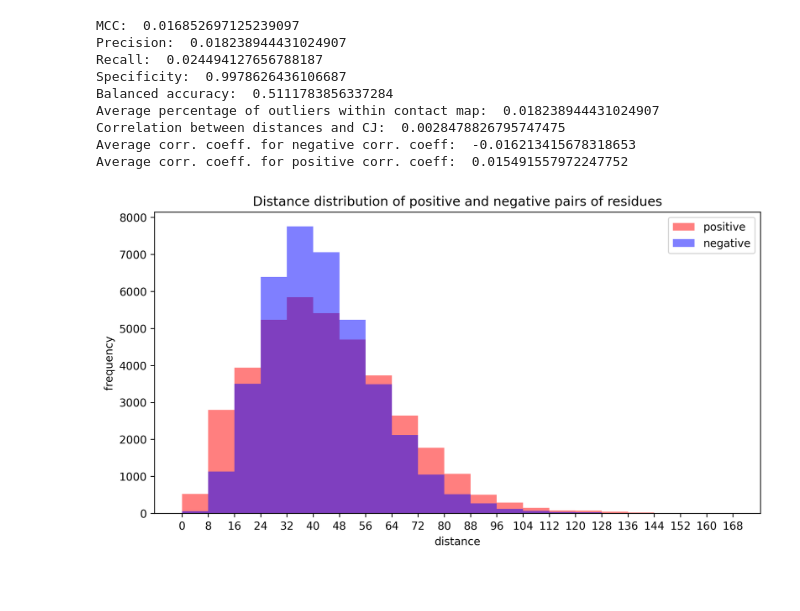
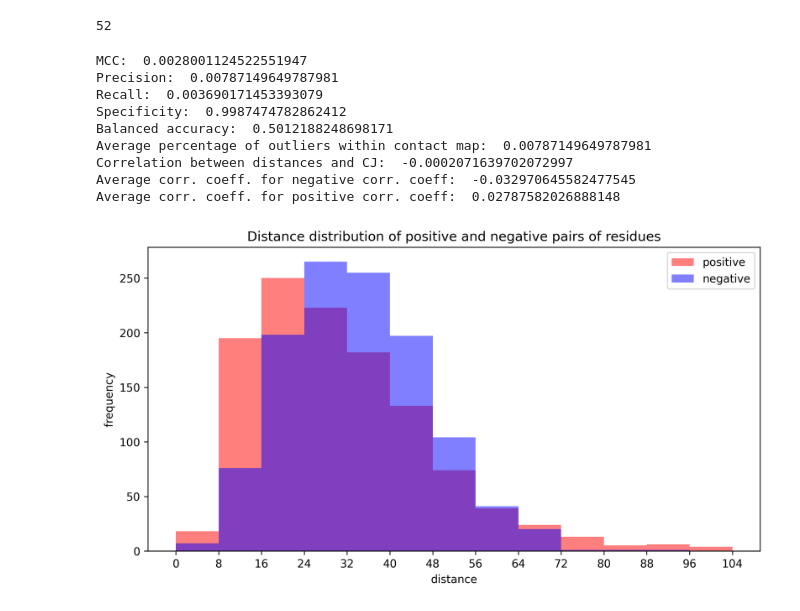
Before and after one commit to ievapudz/gLM_PPI_XAI, a Jupyter notebook: contact_map.ipynb, the cells around one changed output. Saved outputs shown, nothing was run; the diff lists cells and outputs as text; code cells hidden in the pictures; blank space fills up the shorter version.

```diff
--- a/contact_map.ipynb
+++ b/contact_map.ipynb
@@ -253,68 +338,27 @@ len(data)
+# %%
+SPLITS_DIR="/scicore/home/schwede/pudziu0000/projects/gLM/data/PINDER/eubacteria_5_1024_512_species_heterodimers/"
+data = get_atom_data("test")
+len(data)
+# %% [output]
+52
 # %%
 # Loading the categorical Jacobian
 CJ_PATH="/scicore/home/schwede/pudziu0000/projects/gLM/outputs/categorical_jacobians/glm2_cosine/"
 
 avg_metrics, dist_info = get_metrics(data, CJ_PATH)
-
-print("MCC: ", avg_metrics['mcc'])
-
-# Ability not to label a negative sample as a positive
-print("Precision: ", avg_metrics['precision'])
-
-# Ability to find all positive samples
-print("Recall: ", avg_metrics['recall'])
-
-# Ability to find all negative samples
-print("Specificity: ", avg_metrics['specificity'])
-
-# Being right overall
-print("Balanced accuracy: ", avg_metrics['balanced_accuracy'])
-
-# How many matches of outliers in the contact map signal
-print("Average percentage of outliers within contact map: ", avg_metrics['outlier_percentage_in_contact_map'])
-
-# Correlation coefficient between real distances and CJ signals
-print("Correlation between distances and CJ: ", np.average(dist_info['dist_cj_correlation_coeffs']))
-
-dist_corr = np.array(dist_info['dist_cj_correlation_coeffs'])
-
-print("Average corr. coeff. for negative corr. coeff: ", np.average(dist_corr[np.where(dist_corr < 0)]))
-print("Average corr. coeff. for positive corr. coeff: ", np.average(dist_corr[np.where(dist_corr >= 0)]))
-
-# Plotting distribution of distances for positive and negative pairs of residues.
-# Positivity / negativity is determined based on the signals in categorical Jacobian.
-# If the signal is considered as an outlier, it indicated the "positive" pair.
-
-pos_dists = dist_info['positive_pair_dist']
-neg_dists = dist_info['negative_pair_dist']
-
-matplotlib.rcParams['figure.dpi'] = 300
-plt.figure(figsize=(10, 5))
-
-plt.hist(pos_dists, bins=range(0, round(max(pos_dists).item())+8, 8),
-         color='red', alpha=0.5, label='positive'
-)
-plt.hist(neg_dists, bins=range(0, round(max(pos_dists).item())+8, 8),
-         color='blue', alpha=0.5, label='negative'
-)
-plt.xlabel('distance')
-plt.ylabel('frequency')
-plt.title('Distance distribution of positive and negative pairs of residues')
-plt.legend()
-
-plt.xticks(range(0, round(max(pos_dists).item())+8, 8))
-plt.show()
+present_metrics(avg_metrics)
+plot_distance_distribution(dist_info)
 # %% [output]
-MCC:  0.016852697125239097
-Precision:  0.018238944431024907
-Recall:  0.024494127656788187
-Specificity:  0.9978626436106687
-Balanced accuracy:  0.5111783856337284
-Average percentage of outliers within contact map:  0.018238944431024907
-Correlation between distances and CJ:  0.0028478826795747475
-Average corr. coeff. for negative corr. coeff:  -0.016213415678318653
-Average corr. coeff. for positive corr. coeff:  0.015491557972247752
+MCC:  0.0028001124522551947
+Precision:  0.00787149649787981
+Recall:  0.003690171453393079
+Specificity:  0.9987474782862412
+Balanced accuracy:  0.5012188248698171
+Average percentage of outliers within contact map:  0.00787149649787981
+Correlation between distances and CJ:  -0.0002071639702072997
+Average corr. coeff. for negative corr. coeff:  -0.032970645582477545
+Average corr. coeff. for positive corr. coeff:  0.02787582026888148
-[figure, old version]
+[figure, new version]
 # %%
 # Loading the categorical Jacobian
 CJ_PATH="/scicore/home/schwede/pudziu0000/projects/gLM/outputs/categorical_jacobians/mint_cosine/"
```
Also changed, not shown: parts of 7 cells of this notebook, 31 other files.
